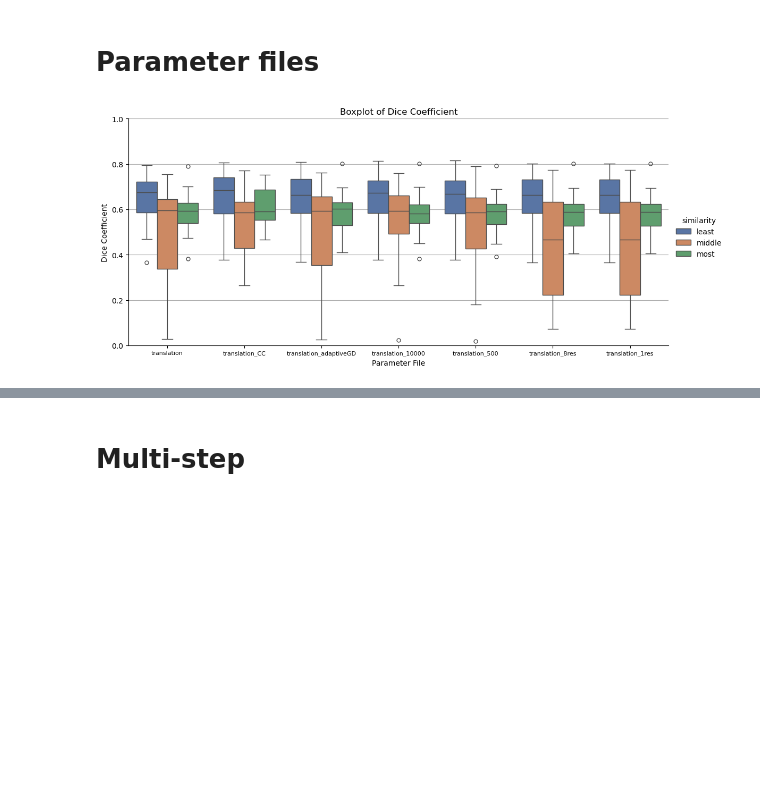
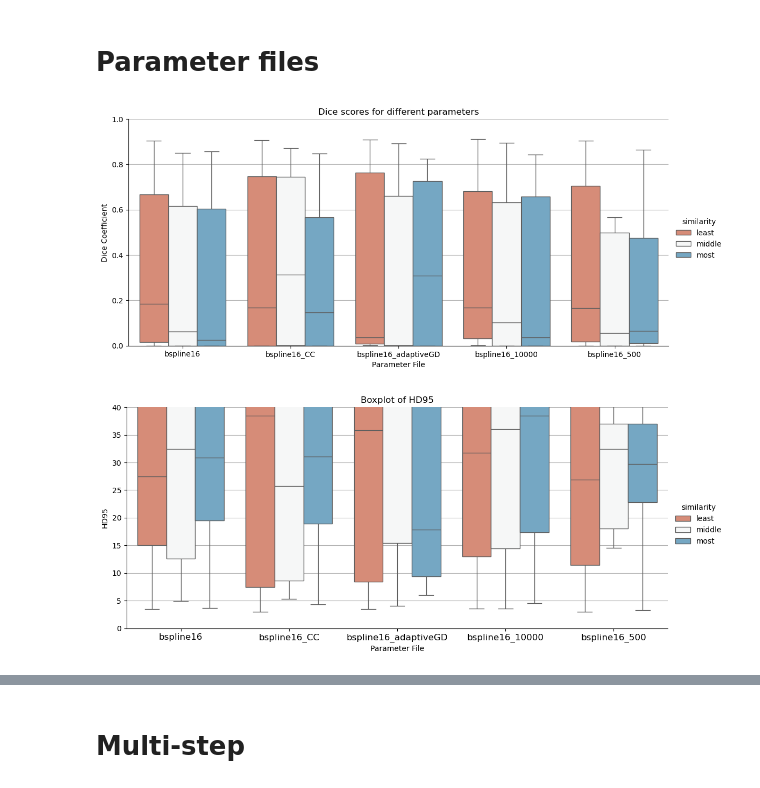
Before and after one commit to 8DM20-group6/ProstateRegistration, a Jupyter notebook: data_analysis.ipynb, the cells around one changed output, grey strips where cells are left out. Cells and saved outputs as stored; diff of their text form; code cells hidden in the pictures; blank space fills up the shorter version.

```diff
--- a/data_analysis.ipynb
+++ b/data_analysis.ipynb
@@ -96,24 +8,44 @@ summary_table_sorted
 df_params = pd.read_csv("result_tables/OptimizationResults_simple_parameters.csv")
 df_params['parameter_file'] = df_params['parameter_file'].str.replace('.txt', '').str.replace('Par0001', '')
 
+# 4 categories of parameters tested
 translation_rows = df_params[df_params['parameter_file'].str.contains('translation')]
 affine_rows = df_params[df_params['parameter_file'].str.contains('affine')]
 bspline16_rows = df_params[df_params['parameter_file'].str.contains('bspline16')]
 bspline_rows = df_params[df_params['parameter_file'].str.contains('bspline')]
+rigid_rows = df_params[df_params['parameter_file'].str.contains('rigid')]
+basics = df_params.query("parameter_file in ['rigid', 'bspline16', 'affine', 'translation']")
 # %%
-SELECT=0
-
-data = [translation_rows, affine_rows, bspline16_rows, bspline_rows, df_params]
-sns.catplot(data=data[SELECT], x='parameter_file', y='dice',
-            hue='similarity', kind='box', height=5, aspect=2.2,
-            palette='deep')
-plt.title('Boxplot of Dice Coefficient')
+SELECT=2
+data = [translation_rows, affine_rows, bspline16_rows,
+        bspline_rows, rigid_rows, df_params, basics][SELECT]
+if SELECT==6:
+        sns.catplot(data=data, x='parameter_file', y='dice',
+                hue='similarity', kind='box', height=5, aspect=1.5,
+                palette='RdBu', order=['translation', 'rigid', 'affine', 'bspline16'])
+else:
+        sns.catplot(data=data, x='parameter_file', y='dice',
+                hue='similarity', kind='box', height=5, aspect=2.2,
+                palette='RdBu')
+plt.title('Dice scores for different parameters')
 plt.xlabel('Parameter File')
 plt.ylabel('Dice Coefficient')
 plt.grid(axis='y')
 plt.ylim(0, 1)
-plt.xticks(fontsize=8)
+plt.xticks(fontsize=10)
 plt.show()
+
+sns.catplot(data=data, x='parameter_file', y='hd95',
+            hue='similarity', kind='box', height=5, aspect=2.2,
+            palette='RdBu')
+plt.title('Boxplot of HD95')
+plt.xlabel('Parameter File')
+plt.ylabel('HD95')
+plt.grid(axis='y')
+plt.ylim(0, 40)
+plt.xticks(fontsize=12)
+plt.show()
 # %% [output]
-[figure, old version]
+[figure, new version]
+[figure, added]
 # %%
```
Also changed, not shown: parts of 35 cells of this notebook, 5 other files.
